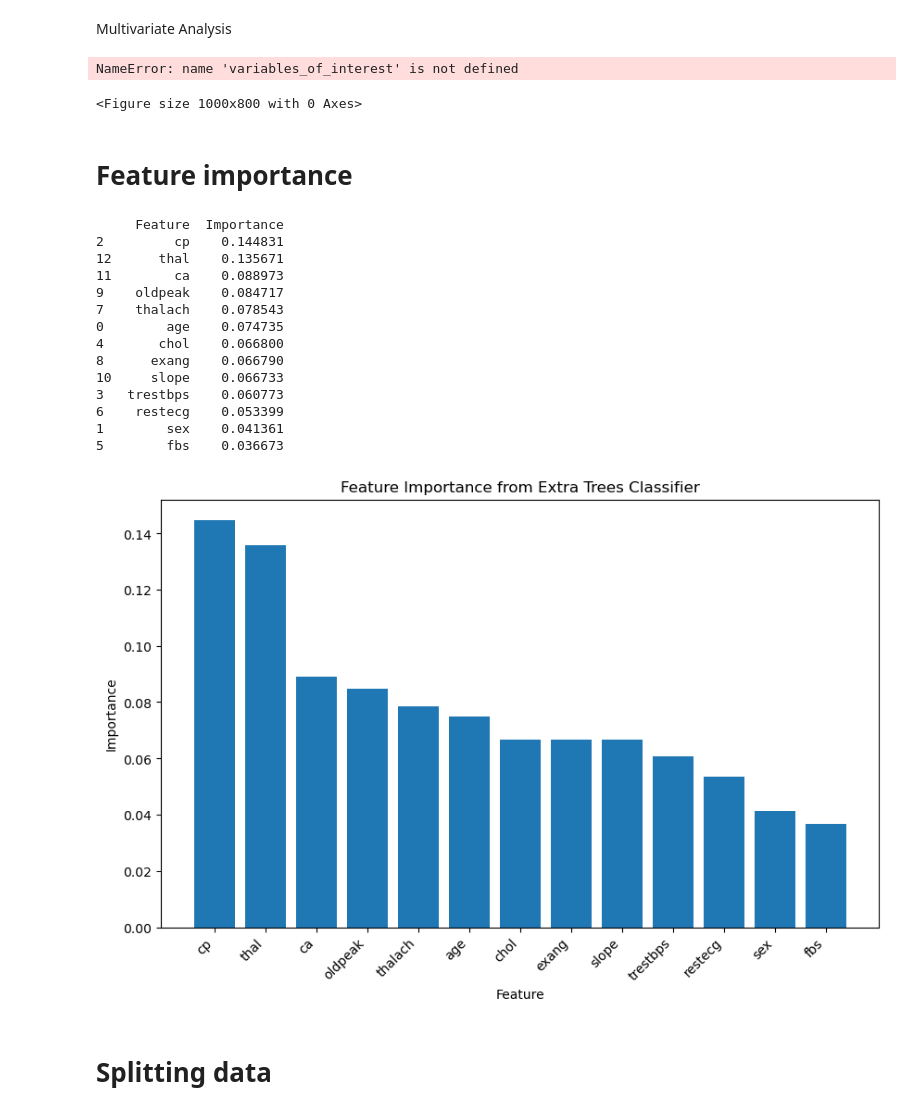
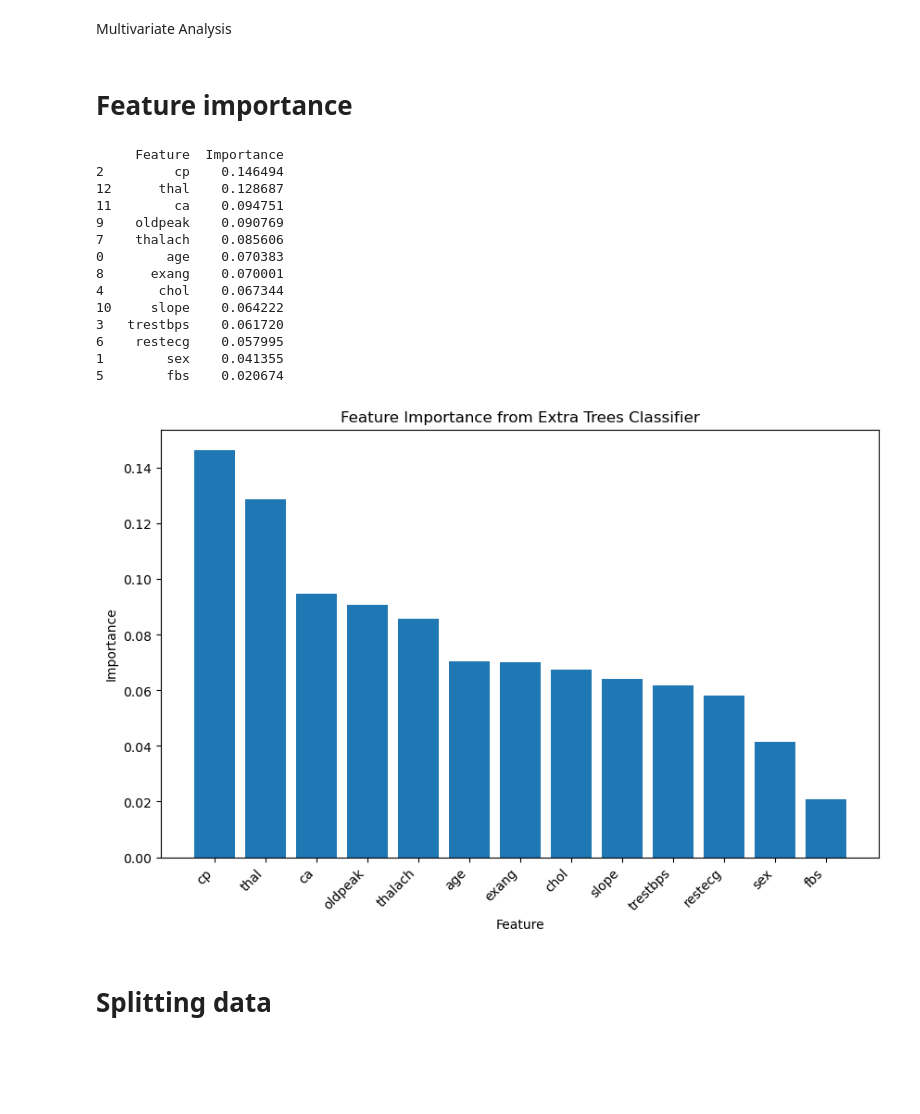
Before and after one commit to Lawrync/Heart_disease_prediction, a Jupyter notebook: Notebook1.ipynb, the cells around one changed output. Cells and saved outputs as stored; diff of their text form; code cells hidden in the pictures; blank space fills up the shorter version.

```diff
--- a/Notebook1.ipynb
+++ b/Notebook1.ipynb
@@ -127,3 +101,11 @@ ca            0
 thal          7
 target        0
 dtype: int64
+# %%
+import pandas as pd
+
+
+heart_disease.dropna(inplace=True)
+
+# Check the shape of the DataFrame after dropping missing values
+print("Shape after dropping missing values:", heart_disease.shape)
@@ -459,14 +420,5 @@ for column in heart_disease.columns[:-1]:  # Exclude 'target' column
 # %% [markdown]
 Multivariate Analysis
-# %%
-
-plt.figure(figsize=(10, 8))
-sns.heatmap(heart_disease[variables_of_interest].corr(), annot=True, cmap='coolwarm', fmt=".2f")
-plt.title("Correlation Matrix")
-plt.show()
-# %% [output]
-NameError: name 'variables_of_interest' is not defined
-<Figure size 1000x800 with 0 Axes>
 # %%
 X = heart_disease.drop('target', axis=1)
 
@@ -481,53 +433,53 @@ import matplotlib.pyplot as plt
 
 # Assuming heart_disease is your DataFrame
 # X contains the independent variables
-X = heart_disease_filled.drop('target', axis=1)
+X = heart_disease_cleaned.drop('target', axis=1)
 
 # y contains the dependent variable
-y = heart_disease_filled['target']
+y = heart_disease_cleaned['target']
 
 # Create an Extra Trees Classifier instance
 classifier = ExtraTreesClassifier()
 
 # Fit the model to your training data
 classifier.fit(X, y)
 
 # Get feature importances
 feature_importances = classifier.feature_importances_
 
 # Create a DataFrame to better visualize the importances
 importances_heart_disease = pd.DataFrame({'Feature': X.columns, 'Importance': feature_importances})
 
 # Sort the DataFrame by importance in descending order
 importances_heart_disease = importances_heart_disease.sort_values(by='Importance', ascending=False)
 
 # Print or visualize the feature importances
 print(importances_heart_disease)
 
 # Plot a bar chart for better visualization
 plt.figure(figsize=(10, 6))
 plt.bar(importances_heart_disease['Feature'], importances_heart_disease['Importance'])
 plt.xlabel('Feature')
 plt.ylabel('Importance')
 plt.title('Feature Importance from Extra Trees Classifier')
 plt.xticks(rotation=45, ha='right')
 plt.show()
 # %% [output]
      Feature  Importance
-2         cp    0.144831
-12      thal    0.135671
-11        ca    0.088973
-9    oldpeak    0.084717
-7    thalach    0.078543
-0        age    0.074735
-4       chol    0.066800
-8      exang    0.066790
-10     slope    0.066733
-3   trestbps    0.060773
-6    restecg    0.053399
-1        sex    0.041361
-5        fbs    0.036673
+2         cp    0.146494
+12      thal    0.128687
+11        ca    0.094751
+9    oldpeak    0.090769
+7    thalach    0.085606
+0        age    0.070383
+8      exang    0.070001
+4       chol    0.067344
+10     slope    0.064222
+3   trestbps    0.061720
+6    restecg    0.057995
+1        sex    0.041355
+5        fbs    0.020674
-[figure, old version]
+[figure, new version]
 # %% [markdown]
 # Splitting data
 # %%
```
Also changed, not shown: parts of 28 cells of this notebook.
